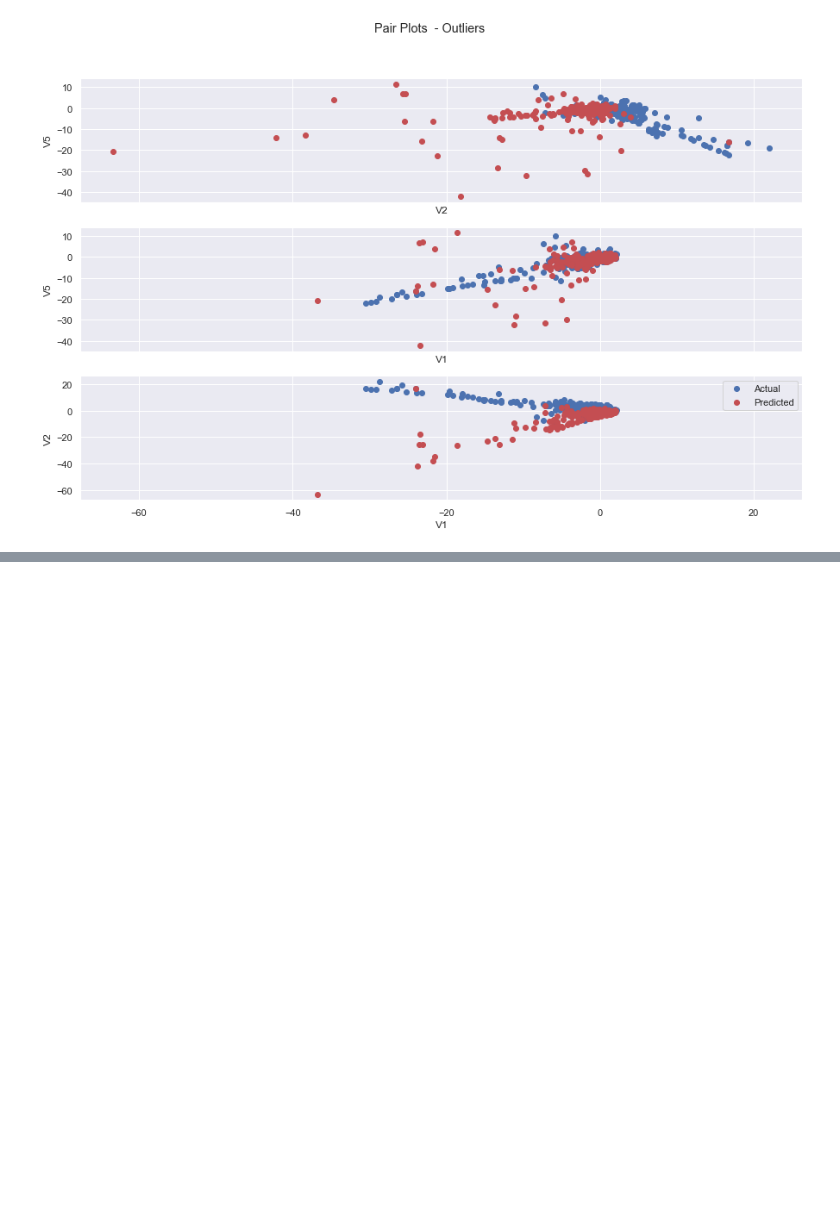
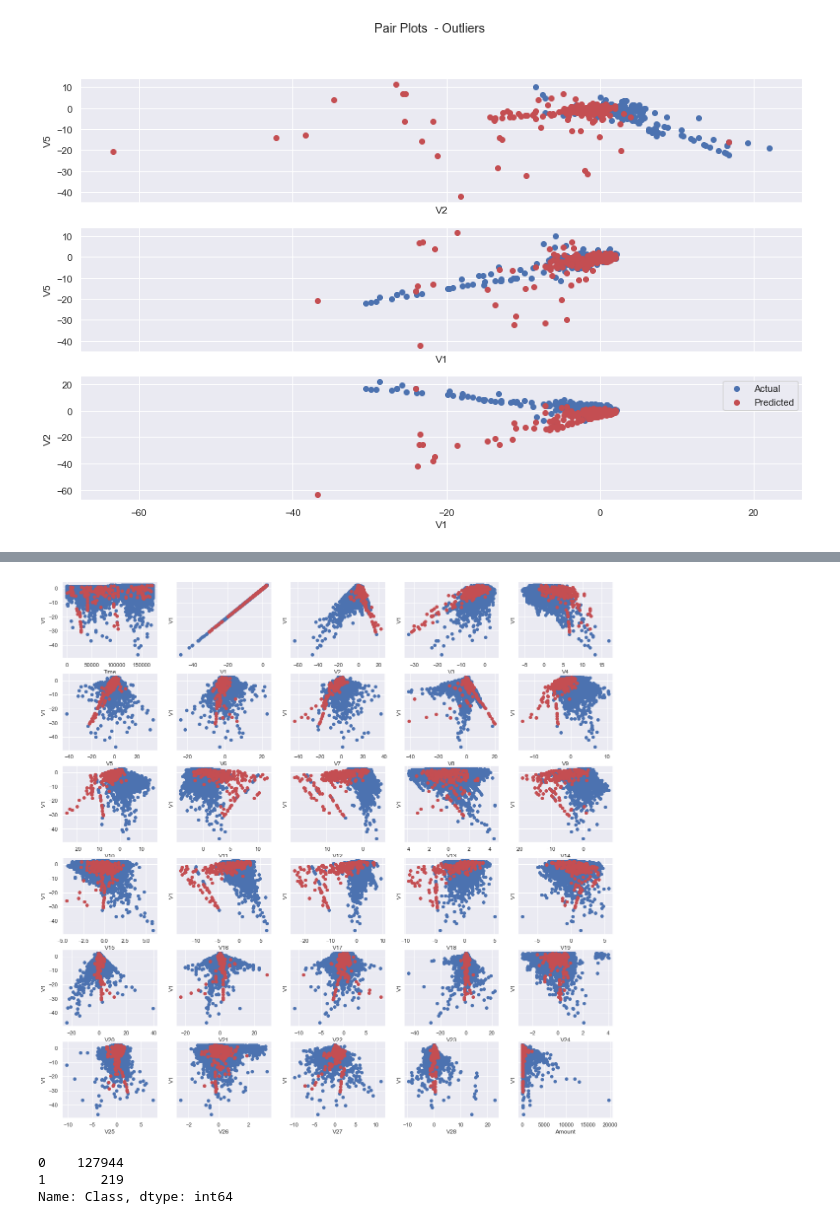
Before and after one commit to FelixOnofrei/Data-Science, a Jupyter notebook: Fraud_Detection/Credit Card Fraud Detection - Kaggle Dataset.ipynb, the cells around one changed output, grey strips where cells are left out. Cells and saved outputs as stored; diff of their text form; code cells hidden in the pictures; blank space fills up the shorter version.

```diff
--- a/Fraud_Detection/Credit Card Fraud Detection - Kaggle Dataset.ipynb
+++ b/Fraud_Detection/Credit Card Fraud Detection - Kaggle Dataset.ipynb
@@ -284,0 +337,24 @@ some_plot(y_pred_lof,'lof')
+# %%
+current_ax = 0
+row=0
+fig, axes = plt.subplots(6,5,figsize=(20,20),sharex=False,sharey=True)
+
+for col in df.columns[:-1]:
+    axes[row, current_ax].scatter(x=col,y='V1', data=df[df['Class']==0],color='b')
+    axes[row, current_ax].scatter(x=col,y='V1', data=df[df['Class']==1],color='r')
+    axes[row, current_ax].set_xlabel(col)
+    axes[row, current_ax].set_ylabel('V1')
+    current_ax += 1
+    if current_ax == 5:
+        row += 1
+        current_ax = 0
+        if row == 7:
+            break
+# %% [output]
+[figure, added]
+# %%
+y.value_counts()
+# %% [output]
+0    127944
+1       219
+Name: Class, dtype: int64
```
Also changed, not shown: parts of 11 cells of this notebook.
